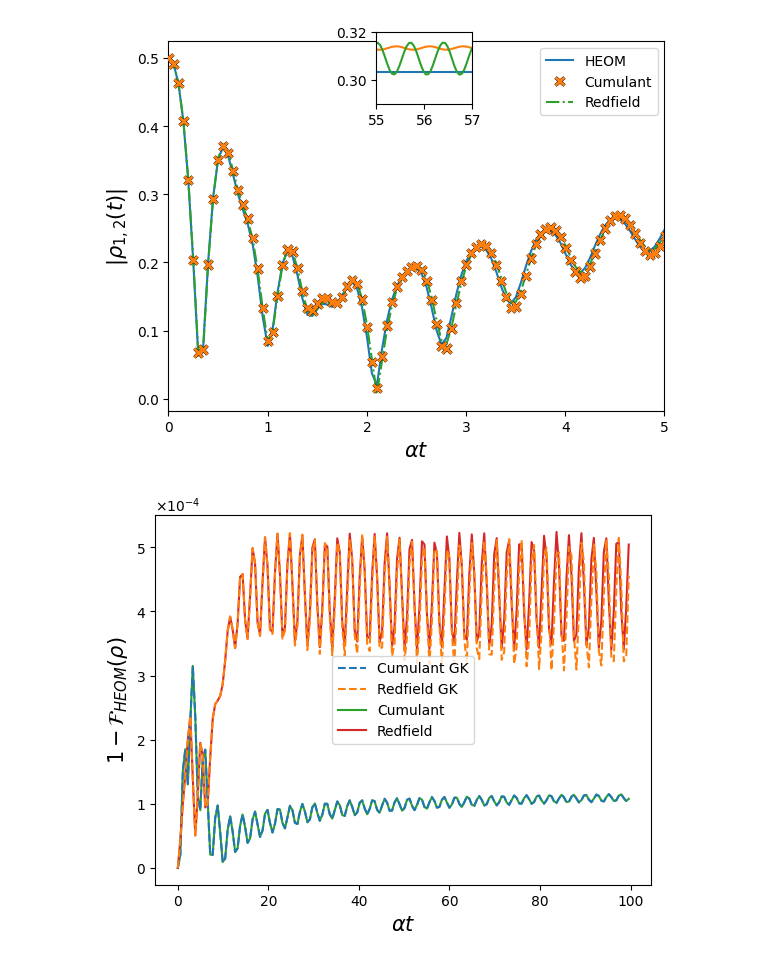
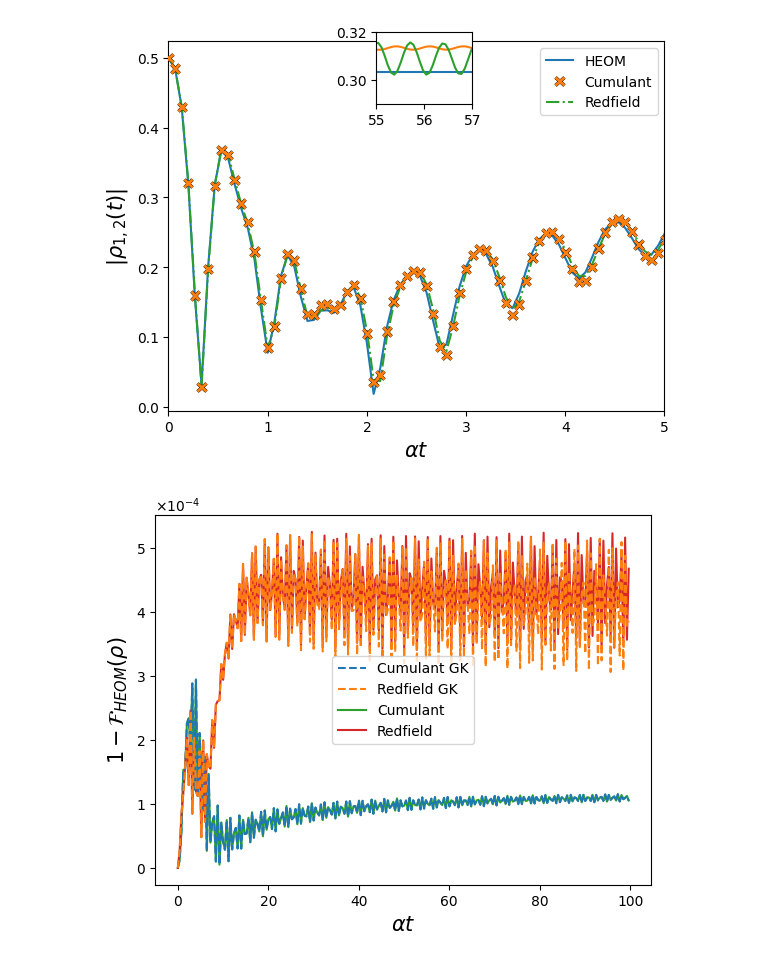
Before and after one commit to gsuarezr/NonMarkovianMethods, a Jupyter notebook: docs/Qubit_example.ipynb, the cells around one changed output. Saved outputs shown, nothing was run; the diff lists cells and outputs as text; code cells hidden in the pictures.

```diff
--- a/docs/Qubit_example.ipynb
+++ b/docs/Qubit_example.ipynb
@@ -1,28 +17,8 @@
 # %%
 from nmm import csolve,redfield
 import numpy as np
-import time
 import qutip as qt
 import matplotlib.pyplot as plt
 from time import time
 import matplotlib.patheffects as pe
 from qutip.core.environment import OhmicEnvironment
-t=np.linspace(0,10,2000)
-options = {'nsteps':150_000, 'store_states':True, 'atol':1e-8, 'rtol':1e-8}
-def rotation(data,H, t):
-    try:
-        rotated = [
-            (-1j * H * t[i]).expm()
-            * data[i]
-            * (1j * H * t[i]).expm()
-            for i in range(len(t))
-        ]
-    except:
-        rotated = [
-            (-1j * H * t[i]).expm()
-            * qt.Qobj(data[i],dims=H.dims)
-            * (1j * H * t[i]).expm()
-            for i in range(len(t))
-        ]
-    return rotated
-rho0=qt.Qobj([[1,1],[1,1]])*0.5
@@ -53,12 +81,12 @@ k=1
 w=1
 H=k/2 *qt.sigmax()  + w/2 * qt.sigmaz()
 Q=qt.sigmaz()
-t=np.linspace(0,100/bathr.alpha,2000)
+t=np.linspace(0,100/bathr.alpha,1500)
 start=time()
 solver = qt.solver.heom.HEOMSolver(H,(envfit2,Q), max_depth=3,options=options)
 result = solver.run(rho0, t,e_ops=[(1+qt.sigmaz())/2,qt.sigmap()])
 end_heom=time()
-cum2=csolve(Hsys=H,t=t,baths=[envfit2],Qs=[Q],eps=1e-4,cython=False,matsubara=True)
+cum2=csolve(Hsys=H,t=t,baths=[envfit2],Qs=[Q],cython=False,matsubara=True)
 result_cum2=cum2.evolution(rho0)
 result_cum=rotation(result_cum2,H,t)
 end_cum=time()
@@ -66,14 +94,16 @@ cum=csolve(Hsys=H,t=t,baths=[bathr],Qs=[Q],eps=1e-4,cython=False,matsubara=False
 result_cum22=cum.evolution(rho0)
 result_cum21=rotation(result_cum22,H,t)
 end_cum2=time()
-cum2=csolve(Hsys=H,t=t,baths=[envfit2],Qs=[Q],eps=1e-4,cython=False,matsubara=True,ls=True)
+cum2=csolve(Hsys=H,t=t,baths=[envfit2],Qs=[Q],cython=False,matsubara=True,ls=True)
 result_cum2=cum2.evolution(rho0)
 result_cum_ls=rotation(result_cum2,H,t)
 end_cum3=time()
 red2=redfield.redfield(Hsys=H,t=t,baths=[envfit2],Qs=[Q],eps=1e-8,matsubara=True,ls=False,picture="S")
 result_red2=red2.evolution(rho0,method="BDF")
 end_redfield=time()
-red=redfield.redfield(Hsys=H,t=t,baths=[bathr],Qs=[Q],eps=1e-3,matsubara=False,ls=False,picture="S")
+red=redfield.redfield(Hsys=H,t=t,baths=[bathr],Qs=[Q],eps=1e-2,matsubara=False,ls=False,picture="S")
+# Eps should be lower, but this slows the simulation quite a bit (and does not impact accuracy to much) the results in the paper
+# used lower eps
 result_red=red.evolution(rho0,method="BDF")
 end_redfield2=time()
 red=redfield.redfield(Hsys=H,t=t,baths=[envfit2],Qs=[Q],eps=1e-8,matsubara=True,ls=True,picture="S")
@@ -177,7 +207,7 @@ fid_red=[1-qt.fidelity(result.states[i],qt.Qobj(result_red2[i])) for i in range(
 fid_cum=[1-qt.fidelity(result.states[i],qt.Qobj(result_cum[i])) for i in range(len(t))]
 fid_red_int=[1-qt.fidelity(result.states[i],qt.Qobj(result_red[i])) for i in range(len(t))]
 fid_cum_int=[1-qt.fidelity(result.states[i],qt.Qobj(result_cum21[i])) for i in range(len(t))]
-down=11
+down=6 # downsample the fidelity for better visualization
 plt.plot(bathr.alpha*t[::down],fid_cum_int[::down],"--",label="Cumulant GK",markevery=10,zorder=4)
 plt.plot(bathr.alpha*t[::down],fid_red_int[::down],"--",label="Redfield GK",markevery=10,zorder=4)
 plt.plot(bathr.alpha*t[::down],fid_cum[::down],label="Cumulant")
@@ -205,2 +235,2 @@ plt.show()
-[figure, old version]
+[figure, new version]
-[figure, old version]
+[figure, new version]
```
Also changed, not shown: parts of 8 cells of this notebook, 20 other files.
